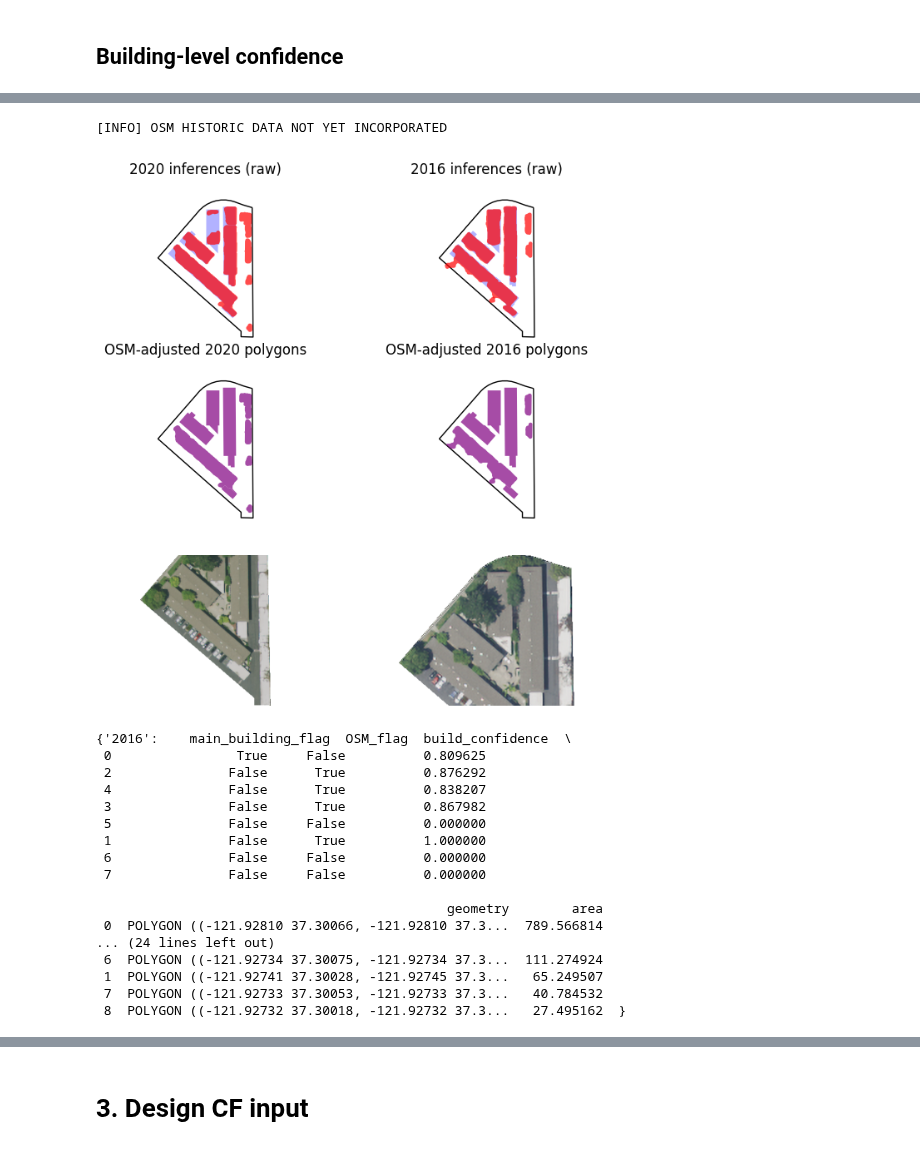
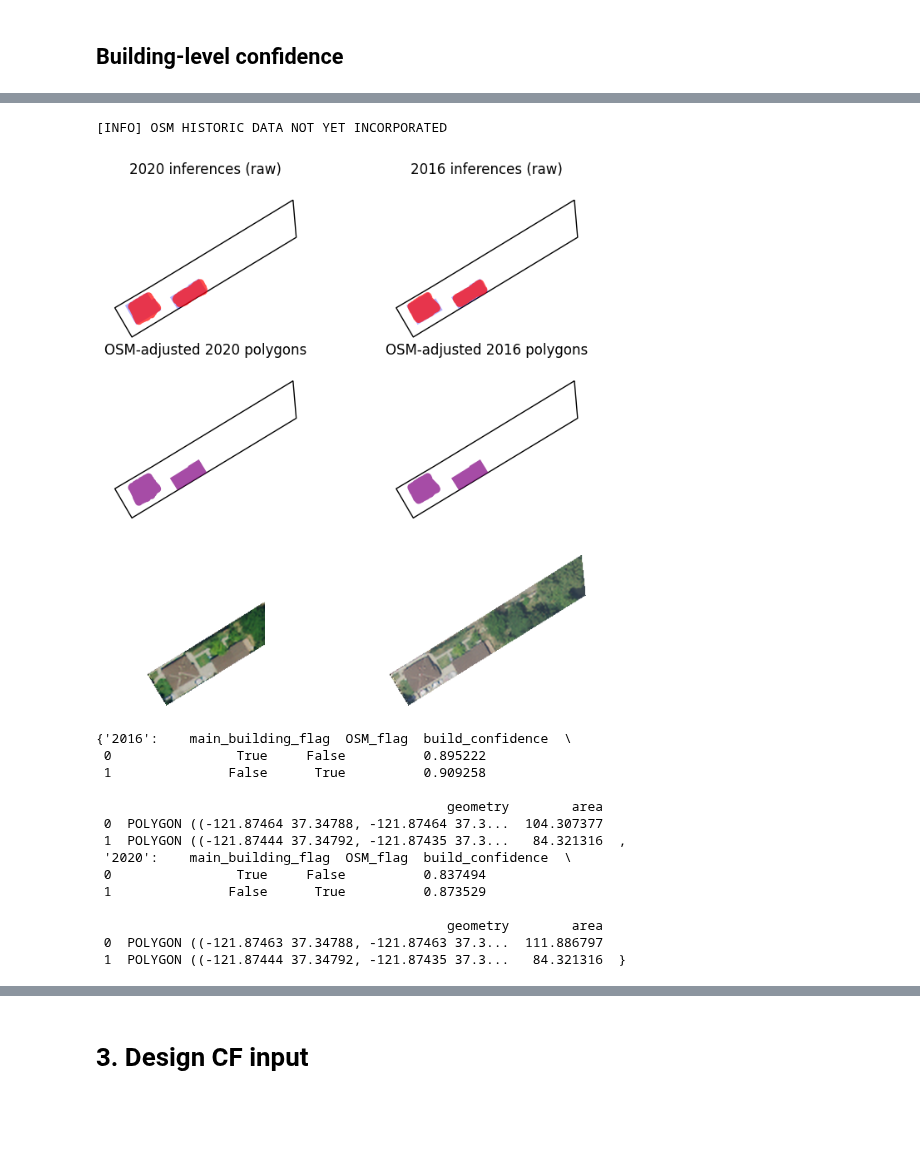
Before and after one commit to reglab/rgb-footprint-extract, a Jupyter notebook: naip_process/Pop-Estimates-Strata.ipynb, the cells around one changed output, grey strips where cells are left out. Saved outputs shown, nothing was run; the diff lists cells and outputs as text; code cells hidden in the pictures; blank space fills up the shorter version.

```diff
--- a/naip_process/Pop-Estimates-Strata.ipynb
+++ b/naip_process/Pop-Estimates-Strata.ipynb
@@ -388,28 +392,25 @@ b2020.loc[b2020['true_positive'] == False].sort_values('build_conf', ascending=F
 # %%
 plot_processed_parcel(
-    parcel_apn='28424006',
+    parcel_apn='46705040',
     model_params={'area_threshold_main': 30, 'area_threshold_small': 20,
                   'flatten_threshold': 0.85, 'main_expansion_type': 'raw_polygons',
                   'main_polygon_definition': 'OSM', 'negative_buffer': 0.5, 'simplify_tolerance': 0},
     sat_imagery={'img_fp': IMG_FP, 'tif_fp': TIF_FP, 'sj_parcels_res': sj_parcels_res,
                  'tiles_gdf': tiles_gdf})
 # %% [output]
 [INFO] OSM HISTORIC DATA NOT YET INCORPORATED
-[figure, old version]
+[figure, new version]
 {'2016':    main_building_flag  OSM_flag  build_confidence  \
- 0                True     False          0.809625
- 2               False      True          0.876292
- 4               False      True          0.838207
- 3               False      True          0.867982
- 5               False     False          0.000000
- 1               False      True          1.000000
- 6               False     False          0.000000
- 7               False     False          0.000000
+ 0                True     False          0.895222
+ 1               False      True          0.909258
 
                                              geometry        area
- 0  POLYGON ((-121.92810 37.30066, -121.92810 37.3...  789.566814
-... (24 lines left out)
- 6  POLYGON ((-121.92734 37.30075, -121.92734 37.3...  111.274924
- 1  POLYGON ((-121.92741 37.30028, -121.92745 37.3...   65.249507
- 7  POLYGON ((-121.92733 37.30053, -121.92733 37.3...   40.784532
- 8  POLYGON ((-121.92732 37.30018, -121.92732 37.3...   27.495162  }
+ 0  POLYGON ((-121.87464 37.34788, -121.87464 37.3...  104.307377
+ 1  POLYGON ((-121.87444 37.34792, -121.87435 37.3...   84.321316  ,
+ '2020':    main_building_flag  OSM_flag  build_confidence  \
+ 0                True     False          0.837494
+ 1               False      True          0.873529
+
+                                             geometry        area
+ 0  POLYGON ((-121.87463 37.34788, -121.87463 37.3...  111.886797
+ 1  POLYGON ((-121.87444 37.34792, -121.87435 37.3...   84.321316  }
```
Also changed, not shown: parts of 67 cells of this notebook, 1 other file.
